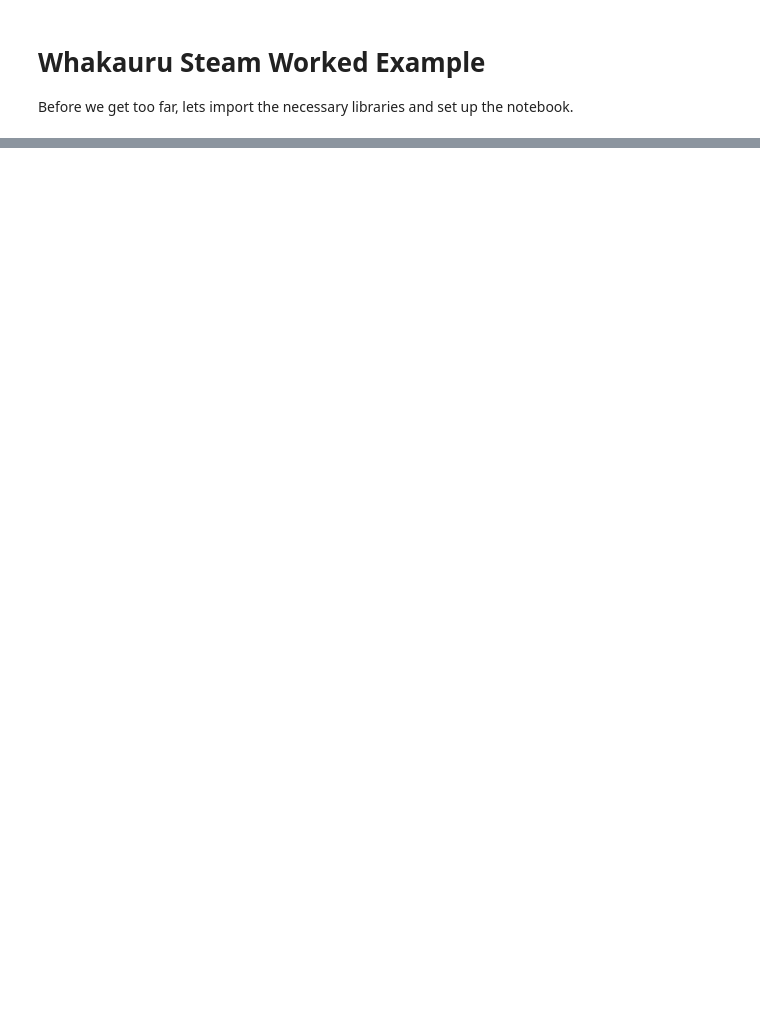
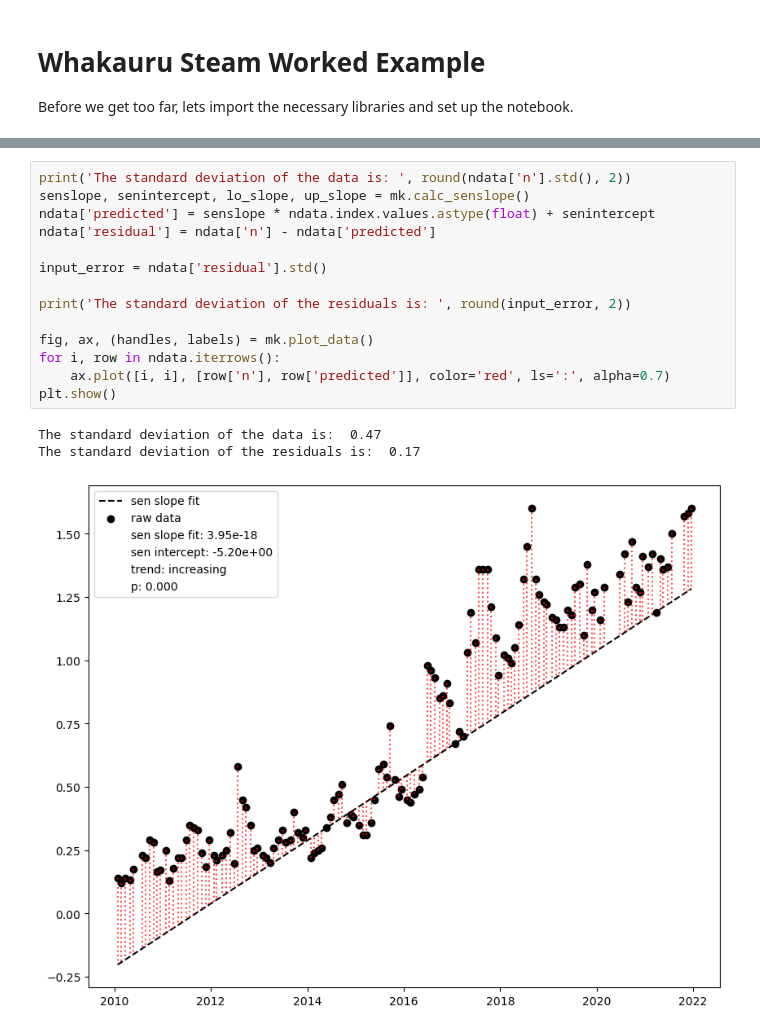
Before and after one commit to Komanawa-Solutions-Ltd/gw_detect_power-worked-examples, a Jupyter notebook: Whakauru_Stream_Worked_example.ipynb, the cells around one changed output, grey strips where cells are left out. Saved outputs shown, nothing was run; the diff lists cells and outputs as text; blank space fills up the shorter version.

```diff
--- a/Whakauru_Stream_Worked_example.ipynb
+++ b/Whakauru_Stream_Worked_example.ipynb
@@ -16,2 +122,20 @@ Before we get too far, lets import the necessary libraries and set up the notebo
+# %%
+print('The standard deviation of the data is: ', round(ndata['n'].std(), 2))
+senslope, senintercept, lo_slope, up_slope = mk.calc_senslope()
+ndata['predicted'] = senslope * ndata.index.values.astype(float) + senintercept
+ndata['residual'] = ndata['n'] - ndata['predicted']
+
+input_error = ndata['residual'].std()
+
+print('The standard deviation of the residuals is: ', round(input_error, 2))
+
+fig, ax, (handles, labels) = mk.plot_data()
+for i, row in ndata.iterrows():
+    ax.plot([i, i], [row['n'], row['predicted']], color='red', ls=':', alpha=0.7)
+plt.show()
+# %% [output]
+The standard deviation of the data is:  0.47
+The standard deviation of the residuals is:  0.17
+[figure, added]
 # %% [markdown]
 ## Step 3: Estimate the likely historical source concentration
```
Also changed, not shown: parts of 20 cells of this notebook.
